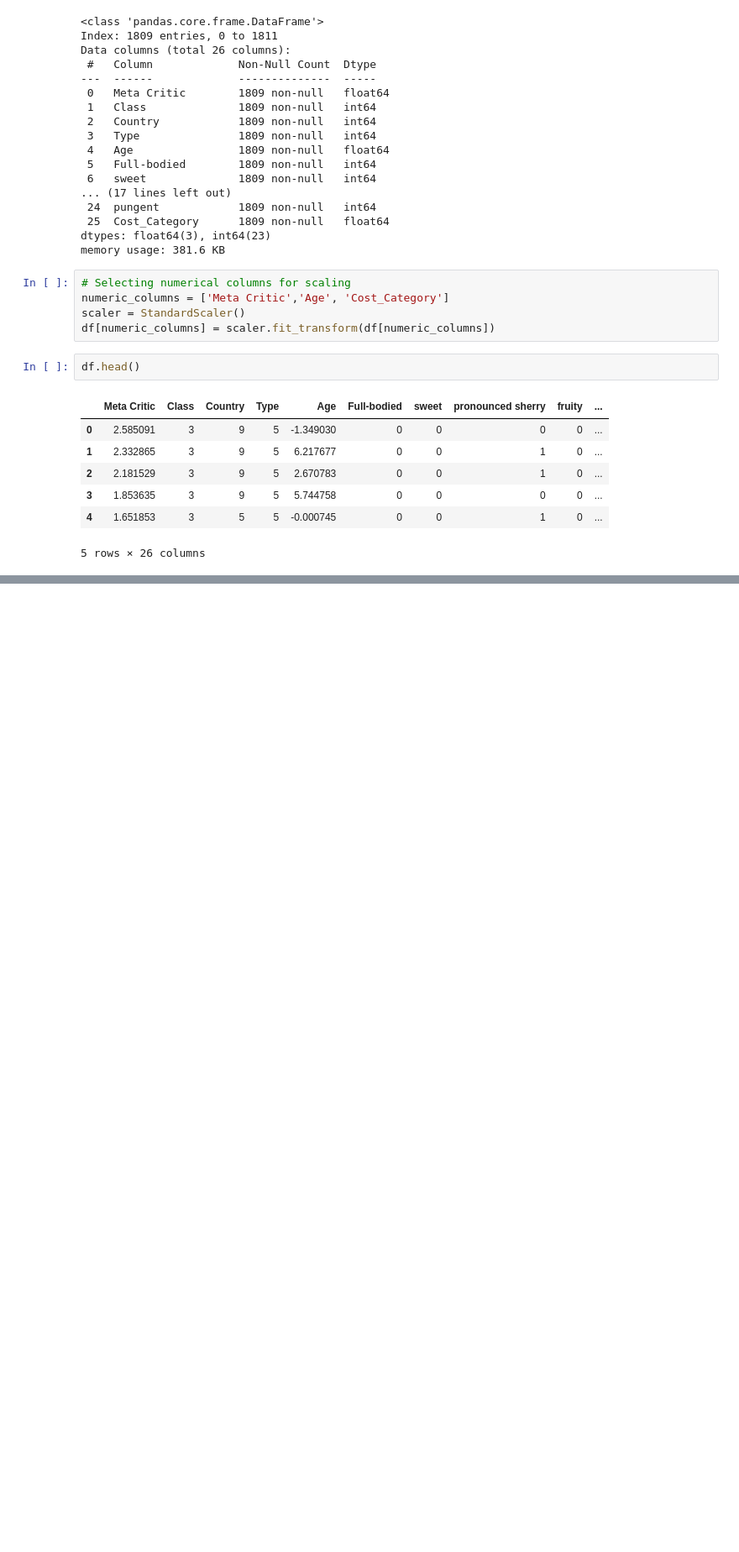
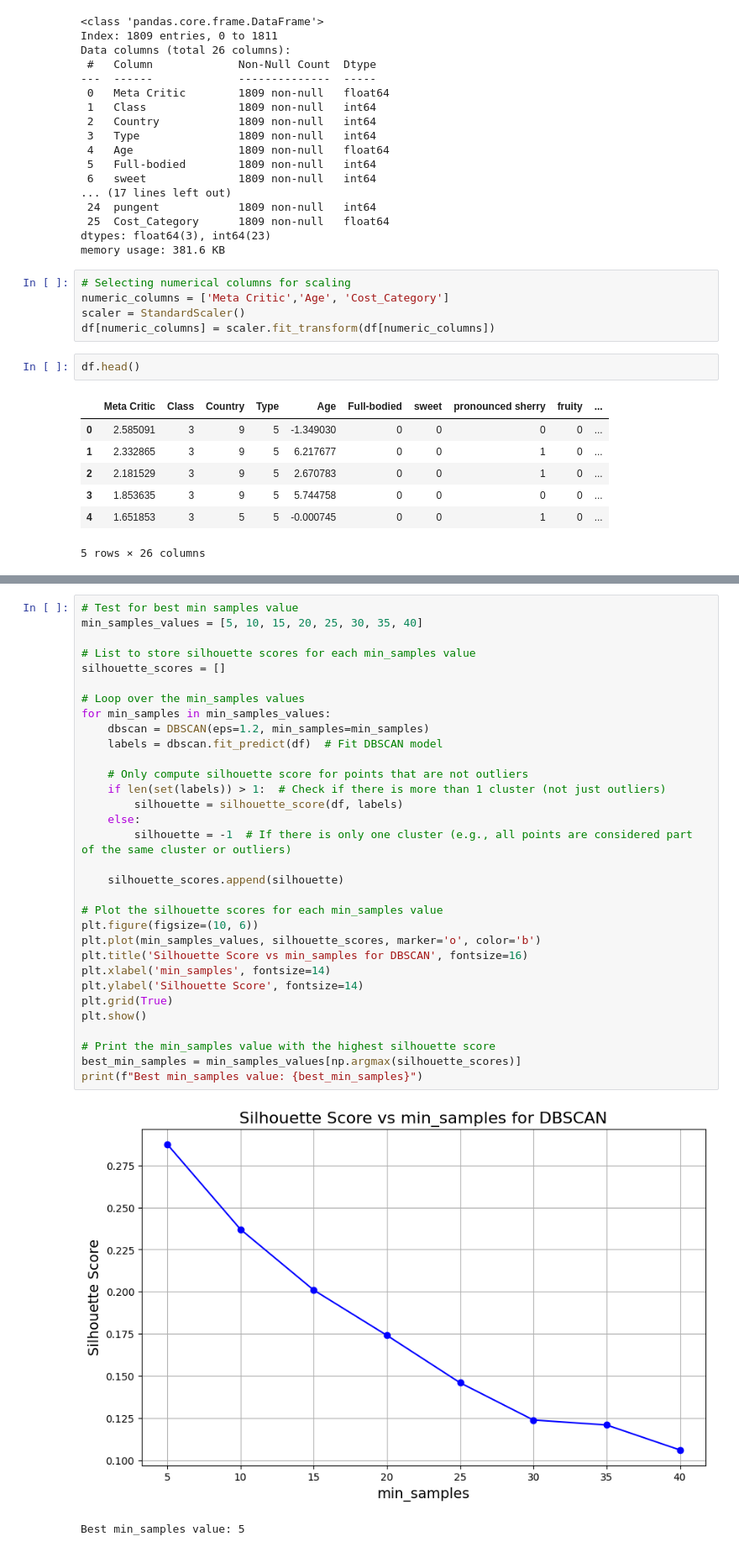
Before and after one commit to P40-D/Capstone_Project, a Jupyter notebook: M6_Project.ipynb, the cells around one changed output, grey strips where cells are left out. Shown at 84% size. Saved outputs shown, nothing was run; the diff lists cells and outputs as text; blank space fills up the shorter version.

```diff
--- a/M6_Project.ipynb
+++ b/M6_Project.ipynb
@@ -297,0 +282,35 @@ plt.show()
+# %%
+# Test for best min samples value
+min_samples_values = [5, 10, 15, 20, 25, 30, 35, 40]
+
+# List to store silhouette scores for each min_samples value
+silhouette_scores = []
+
+# Loop over the min_samples values
+for min_samples in min_samples_values:
+    dbscan = DBSCAN(eps=1.2, min_samples=min_samples)
+    labels = dbscan.fit_predict(df)  # Fit DBSCAN model
+
+    # Only compute silhouette score for points that are not outliers
+    if len(set(labels)) > 1:  # Check if there is more than 1 cluster (not just outliers)
+        silhouette = silhouette_score(df, labels)
+    else:
+        silhouette = -1  # If there is only one cluster (e.g., all points are considered part of the same cluster or outliers)
+
+    silhouette_scores.append(silhouette)
+
+# Plot the silhouette scores for each min_samples value
+plt.figure(figsize=(10, 6))
+plt.plot(min_samples_values, silhouette_scores, marker='o', color='b')
+plt.title('Silhouette Score vs min_samples for DBSCAN', fontsize=16)
+plt.xlabel('min_samples', fontsize=14)
+plt.ylabel('Silhouette Score', fontsize=14)
+plt.grid(True)
+plt.show()
+
+# Print the min_samples value with the highest silhouette score
+best_min_samples = min_samples_values[np.argmax(silhouette_scores)]
+print(f"Best min_samples value: {best_min_samples}")
+# %% [output]
+[figure, added]
+Best min_samples value: 5
```
Also changed, not shown: parts of 17 cells of this notebook.
